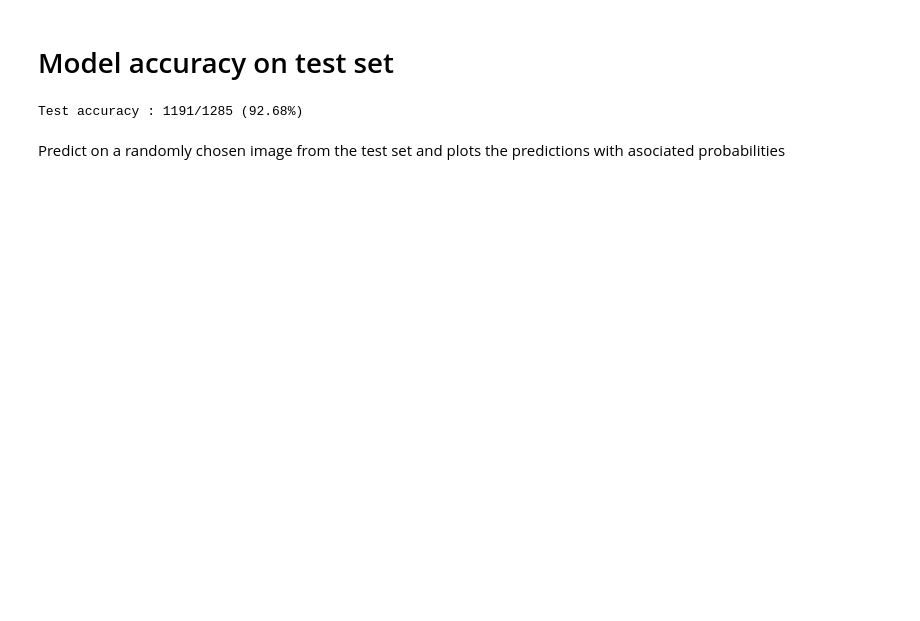
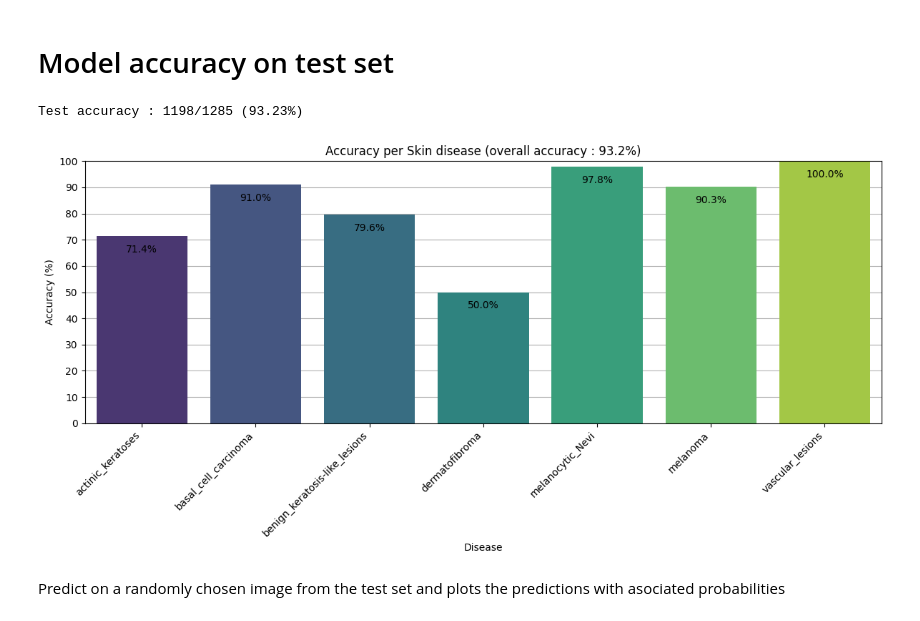
Before and after one commit to irrif/Computer_vision_skin_cancer_classification, a Jupyter notebook: skin_cancer.ipynb, the cells around one changed output. Cells and saved outputs as stored; diff of their text form; code cells hidden in the pictures; blank space fills up the shorter version.

```diff
--- a/skin_cancer.ipynb
+++ b/skin_cancer.ipynb
@@ -250,20 +250,35 @@ plt.show()
 # %% [markdown]
 # Model accuracy on test set
-# %%
-test_correct = 0
-model.eval()
-with torch.no_grad():
-    for sample in test_dataloader:
-        test_data, test_label = sample['image'].to(device), sample['label'].to(device)
-        y_pred_test = model(test_data).argmax(dim=1, keepdim=True)
-        test_correct += y_pred_test.eq(test_label.to(device).view_as(y_pred_test)).sum().item()
-
-print("Test accuracy : {}/{} ({:.2f}%)".format(
-    test_correct, len(test_dataloader.dataset),
-    test_correct / len(test_dataloader.dataset) * 100
-))
-# %% [output]
-Test accuracy : 1191/1285 (92.68%)
+# %%
+correct_per_class, total_per_class, overall_accuracy = test_model(model, device, test_dataloader, True)
+# %% [output]
+Test accuracy : 1198/1285 (93.23%)
+# %%
+# Prepare data for seaborn
+df = pd.DataFrame({
+    "Disease": list(label_mapping.values()),
+    "Accuracy (%)": [
+        (correct / total) * 100 if total > 0 else 0
+        for correct, total in zip(correct_per_class, total_per_class)
+    ]
+})
+
+plt.figure(figsize=(12, 6))
+ax = sns.barplot(x="Disease", y="Accuracy (%)", hue='Disease', data=df, palette="viridis")
+ax.set_axisbelow(True)
+# Annotate bars with accuracy values
+for i, acc in enumerate(df["Accuracy (%)"]):
+    ax.text(i, acc - 7, f"{acc:.1f}%", ha='center', va='bottom', color='black')
+
+plt.title(f"Accuracy per Skin disease (overall accuracy : {overall_accuracy:.1f}%)")
+plt.xticks(rotation=45, ha="right")
+plt.yticks(range(0, 101, 10))
+plt.ylim(0, 100)
+plt.grid(visible=True, axis='y')
+plt.tight_layout()
+plt.show()
+# %% [output]
+[figure, added]
 # %% [markdown]
 Predict on a randomly chosen image from the test set and plots the predictions with asociated probabilities
 # %%
```
Also changed, not shown: parts of 6 cells of this notebook.
